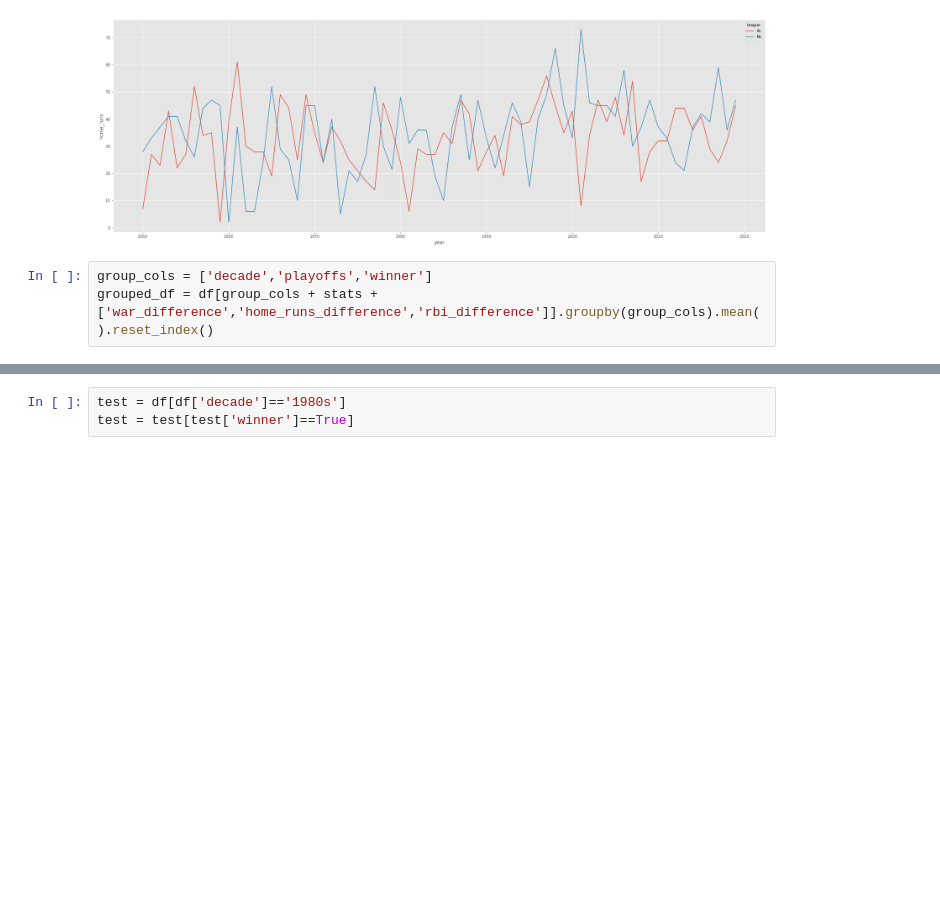
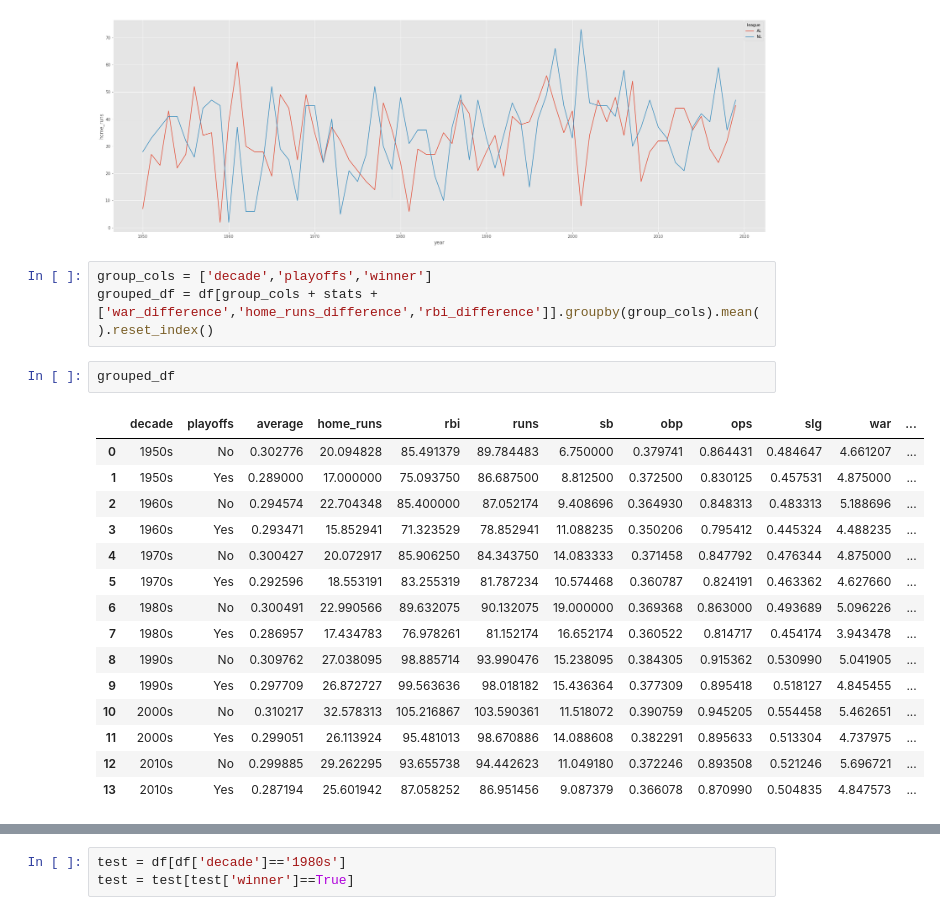
Before and after one commit to ejzien/bref-scrapy, a Jupyter notebook: bref/bref_testing.ipynb, the cells around one changed output, grey strips where cells are left out. Saved outputs shown, nothing was run; the diff lists cells and outputs as text; blank space fills up the shorter version.

```diff
--- a/bref/bref_things.ipynb
+++ b/bref/bref_testing.ipynb
@@ -118,6 +122,24 @@ sns.lineplot(x='year', y='home_runs', data=df.loc[df.winner==True],hue='league')
 # %%
 group_cols = ['decade','playoffs','winner']
 grouped_df = df[group_cols + stats + ['war_difference','home_runs_difference','rbi_difference']].groupby(group_cols).mean().reset_index()
+# %%
+grouped_df
+# %% [output]
+|  | decade | playoffs | average | home_runs | rbi | runs | sb | obp | ops | slg | war | ... |
+| 0 | 1950s | No | 0.302776 | 20.094828 | 85.491379 | 89.784483 | 6.750000 | 0.379741 | 0.864431 | 0.484647 | 4.661207 | ... |
+| 1 | 1950s | Yes | 0.289000 | 17.000000 | 75.093750 | 86.687500 | 8.812500 | 0.372500 | 0.830125 | 0.457531 | 4.875000 | ... |
+| 2 | 1960s | No | 0.294574 | 22.704348 | 85.400000 | 87.052174 | 9.408696 | 0.364930 | 0.848313 | 0.483313 | 5.188696 | ... |
+| 3 | 1960s | Yes | 0.293471 | 15.852941 | 71.323529 | 78.852941 | 11.088235 | 0.350206 | 0.795412 | 0.445324 | 4.488235 | ... |
+| 4 | 1970s | No | 0.300427 | 20.072917 | 85.906250 | 84.343750 | 14.083333 | 0.371458 | 0.847792 | 0.476344 | 4.875000 | ... |
+| 5 | 1970s | Yes | 0.292596 | 18.553191 | 83.255319 | 81.787234 | 10.574468 | 0.360787 | 0.824191 | 0.463362 | 4.627660 | ... |
+| 6 | 1980s | No | 0.300491 | 22.990566 | 89.632075 | 90.132075 | 19.000000 | 0.369368 | 0.863000 | 0.493689 | 5.096226 | ... |
+| 7 | 1980s | Yes | 0.286957 | 17.434783 | 76.978261 | 81.152174 | 16.652174 | 0.360522 | 0.814717 | 0.454174 | 3.943478 | ... |
+| 8 | 1990s | No | 0.309762 | 27.038095 | 98.885714 | 93.990476 | 15.238095 | 0.384305 | 0.915362 | 0.530990 | 5.041905 | ... |
+| 9 | 1990s | Yes | 0.297709 | 26.872727 | 99.563636 | 98.018182 | 15.436364 | 0.377309 | 0.895418 | 0.518127 | 4.845455 | ... |
+| 10 | 2000s | No | 0.310217 | 32.578313 | 105.216867 | 103.590361 | 11.518072 | 0.390759 | 0.945205 | 0.554458 | 5.462651 | ... |
+| 11 | 2000s | Yes | 0.299051 | 26.113924 | 95.481013 | 98.670886 | 14.088608 | 0.382291 | 0.895633 | 0.513304 | 4.737975 | ... |
+| 12 | 2010s | No | 0.299885 | 29.262295 | 93.655738 | 94.442623 | 11.049180 | 0.372246 | 0.893508 | 0.521246 | 5.696721 | ... |
+| 13 | 2010s | Yes | 0.287194 | 25.601942 | 87.058252 | 86.951456 | 9.087379 | 0.366078 | 0.870990 | 0.504835 | 4.847573 | ... |
 # %%
 plt.figure(figsize=(18,10))
 sns.barplot(x='decade', y='war_difference', data=grouped_df.loc[grouped_df.winner==True], hue="playoffs")
```
Also changed, not shown: parts of 5 cells of this notebook, 2 other files.
